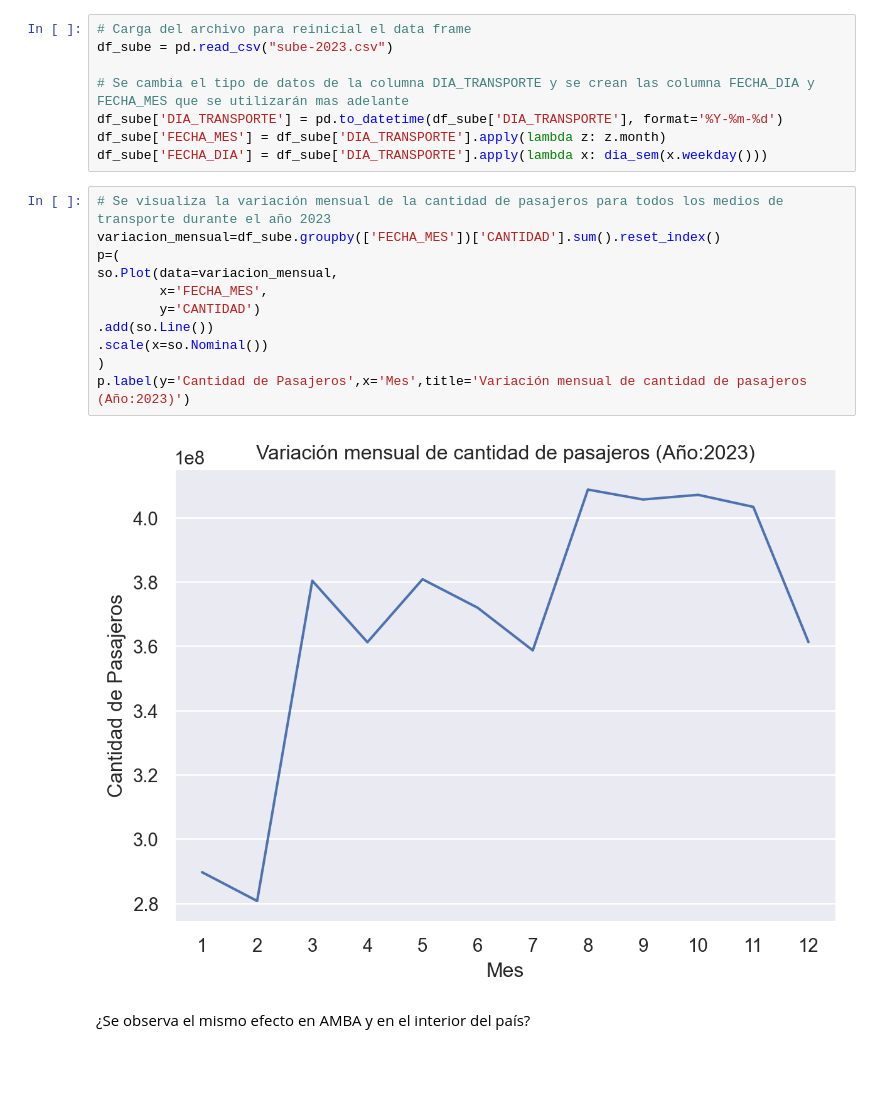
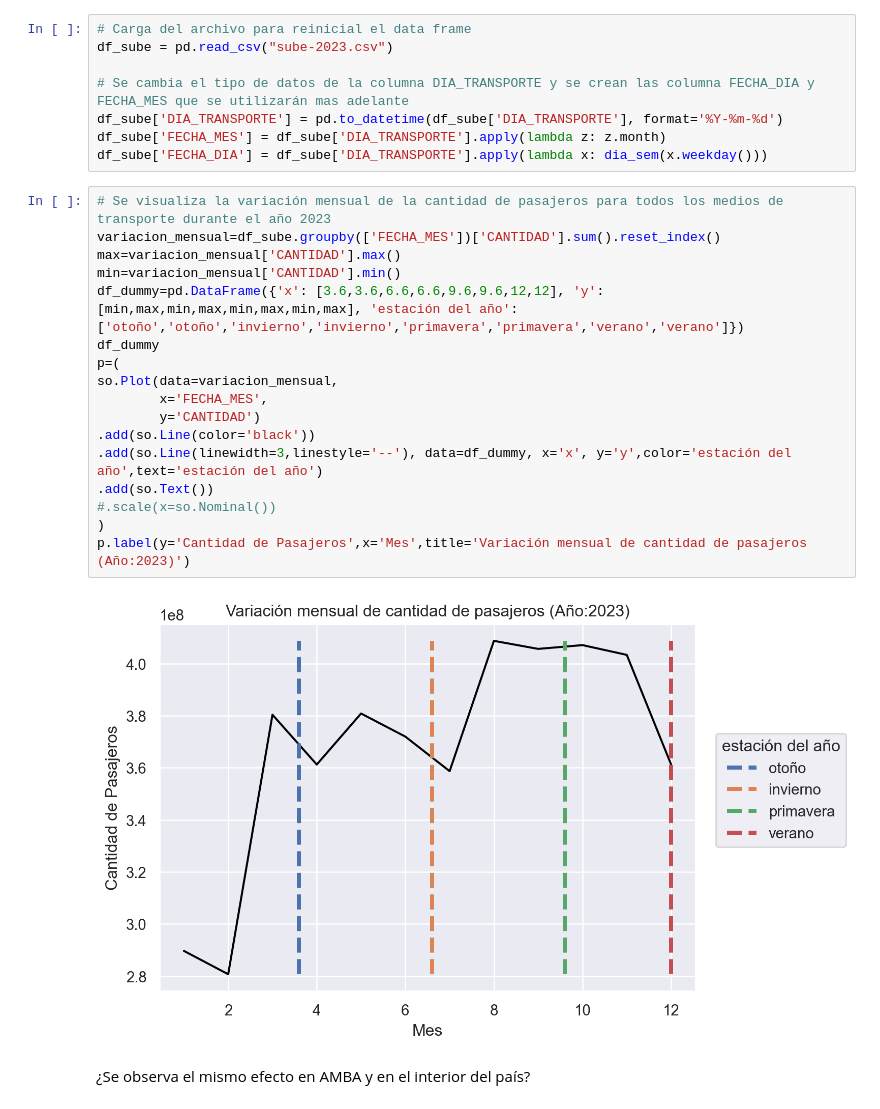
Before and after one commit to mgresnik/trabajo_practico_nro_1, a Jupyter notebook: Laboratorio_de_datos_(LCD)_IC_2024_Trabajo_Práctico_N°_1.ipynb, the cells around one changed output. Cells and saved outputs as stored; diff of their text form; blank space fills up the shorter version.

```diff
--- a/Laboratorio_de_datos_(LCD)_IC_2024_Trabajo_Práctico_N°_1.ipynb
+++ b/Laboratorio_de_datos_(LCD)_IC_2024_Trabajo_Práctico_N°_1.ipynb
@@ -196,16 +196,22 @@ df_sube['FECHA_DIA'] = df_sube['DIA_TRANSPORTE'].apply(lambda x: dia_sem(x.weekd
 # %%
 # Se visualiza la variación mensual de la cantidad de pasajeros para todos los medios de transporte durante el año 2023
 variacion_mensual=df_sube.groupby(['FECHA_MES'])['CANTIDAD'].sum().reset_index()
+max=variacion_mensual['CANTIDAD'].max()
+min=variacion_mensual['CANTIDAD'].min()
+df_dummy=pd.DataFrame({'x': [3.6,3.6,6.6,6.6,9.6,9.6,12,12], 'y': [min,max,min,max,min,max,min,max], 'estación del año':['otoño','otoño','invierno','invierno','primavera','primavera','verano','verano']})
+df_dummy
 p=(
 so.Plot(data=variacion_mensual,
         x='FECHA_MES',
         y='CANTIDAD')
-.add(so.Line())
-.scale(x=so.Nominal())
+.add(so.Line(color='black'))
+.add(so.Line(linewidth=3,linestyle='--'), data=df_dummy, x='x', y='y',color='estación del año',text='estación del año')
+.add(so.Text())
+#.scale(x=so.Nominal())
 )
 p.label(y='Cantidad de Pasajeros',x='Mes',title='Variación mensual de cantidad de pasajeros (Año:2023)')
 # %% [output]
-[figure, old version]
+[figure, new version]
 # %% [markdown]
 ¿Se observa el mismo efecto en AMBA y en el interior del país?
 # %%
```
Also changed, not shown: parts of 3 cells of this notebook.
